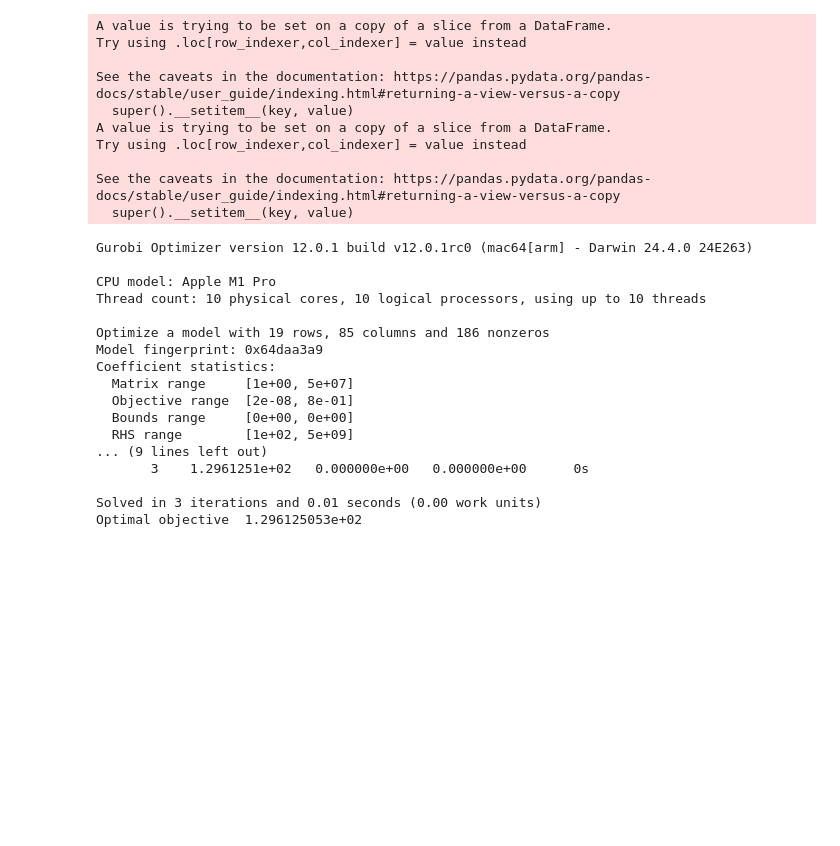
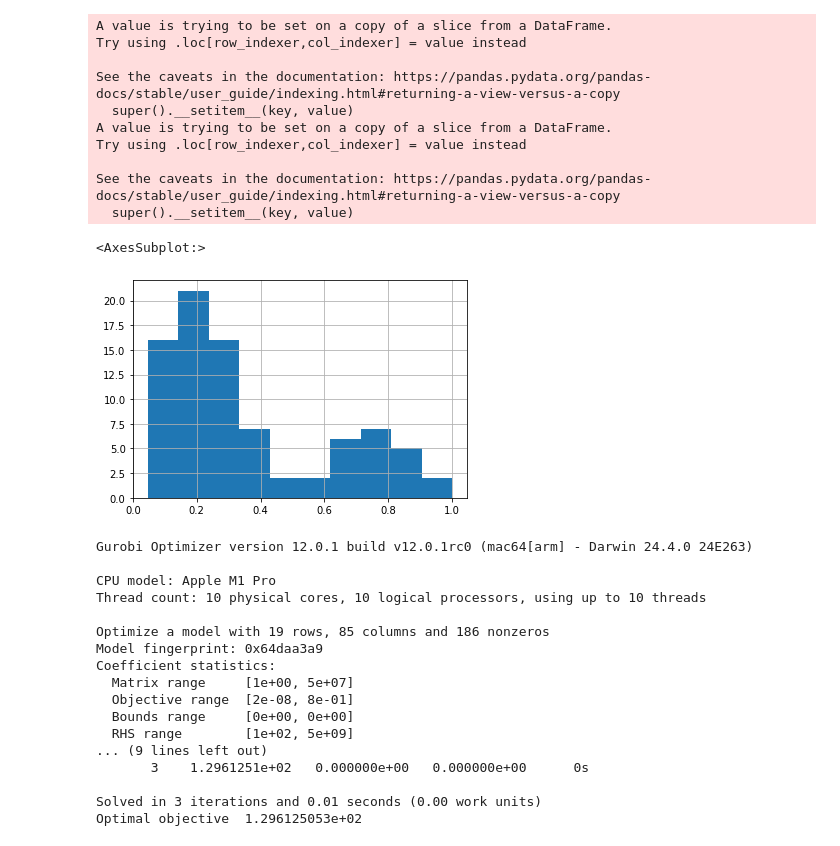
Before and after one commit to clbanjai/1.020-Data-Center-Project, a Jupyter notebook: adding_data_centers.ipynb, the cells around one changed output. Drawn from its saved outputs; the diff is of its cells as text; code cells hidden in the pictures; blank space fills up the shorter version.

Commit message:
Minimal working Gurobi, starting visualization

```diff
--- a/adding_data_centers.ipynb
+++ b/adding_data_centers.ipynb
@@ -97,7 +97,7 @@ existing_data_centers = {
     15070103: 1
 }
 
-huc_subbasins_az_join['existing_MW'] = huc_subbasins_az_join['HUC8_y'].map(lambda x: existing_data_centers.get(x, 0)*5)
+huc_subbasins_az['existing_MW'] = huc_subbasins_az['HUC8_y'].map(lambda x: existing_data_centers.get(x, 0)*5)
 # %%
 # read in US counties
 us_counties = gpd.read_file('/Users/richy/Downloads/Classes/Spring_2025/1.020/Project/cb_2018_us_county_500k/cb_2018_us_county_500k.shp') # read in counties
@@ -292,17 +292,23 @@ pixel_to_huc_land_cost.convert_regions()
 hours_multiplying = 24 * 365.25 * 20 # hours/day * days/year * years lifespan
 land_multiplying = 0.5 # 0.5 acre/MW
 
-huc_subbasins_az_join['WSF_1MW_DC'] = huc_subbasins_az_join['WSF_1MW_DC'] * hours_multiplying
-huc_subbasins_az_join['CF_1MW_DC'] = huc_subbasins_az_join['CF_1MW_DC'] * hours_multiplying
-huc_subbasins_az_join['elec_price'] = huc_subbasins_az_join['elec_price'] * hours_multiplying
-huc_subbasins_az_join['DN'] = huc_subbasins_az_join['DN'] * land_multiplying
+# huc_subbasins_az['WSF_1MW_DC'] = huc_subbasins_az['WSF_1MW_DC'] * hours_multiplying # we could do this for water stress factor and carbon factor, but no need technically
+# huc_subbasins_az['CF_1MW_DC'] = huc_subbasins_az['CF_1MW_DC'] * hours_multiplying
+huc_subbasins_az['elec_price'] = huc_subbasins_az['elec_price'] * hours_multiplying
+huc_subbasins_az['DN'] = huc_subbasins_az['DN'] * land_multiplying
 
-huc_subbasins_az_join['tot_price'] = huc_subbasins_az_join['elec_price'] + huc_subbasins_az_join['DN']
+huc_subbasins_az['tot_price'] = huc_subbasins_az['elec_price'] + huc_subbasins_az['DN']
 # %%
 # take a look at water stress factor, carbon factor data
-# wsf_dict = {k: v for k, v in zip(huc_subbasins_az_join['HUC8_y'], huc_subbasins_az_join['WSF_1MW_DC'])}
-# cf_dict = {k: v for k, v in zip(huc_subbasins_az_join['HUC8_y'], huc_subbasins_az_join['CF_1MW_DC'])}
+# wsf_dict = {k: v for k, v in zip(huc_subbasins_az['HUC8_y'], huc_subbasins_az['WSF_1MW_DC'])}
+# cf_dict = {k: v for k, v in zip(huc_subbasins_az['HUC8_y'], huc_subbasins_az['CF_1MW_DC'])}
 
-s_max = huc_subbasins_az_join['WSF_1MW_DC'].max()
-eplp_max = huc_subbasins_az_join['tot_price'].max()
-e_max = huc_subbasins_az_join['CF_1MW_DC'].max()
+s_max = huc_subbasins_az['WSF_1MW_DC'].max()
+eplp_max = huc_subbasins_az['tot_price'].max()
+e_max = huc_subbasins_az['CF_1MW_DC'].max()
+# %%
+# normalize variables
+
+huc_subbasins_az['WSF_1MW_DC_normalize'] = huc_subbasins_az['WSF_1MW_DC']/s_max
+huc_subbasins_az['tot_price_normalize'] = huc_subbasins_az['tot_price']/eplp_max
+huc_subbasins_az['CF_1MW_DC_normalize'] = huc_subbasins_az['CF_1MW_DC']/e_max
@@ -309,2 +322,8 @@ e_max = huc_subbasins_az_join['CF_1MW_DC'].max()
+# %%
+# visualize
+huc_subbasins_az['WSF_1MW_DC_normalize'].hist()
+# %% [output]
+<AxesSubplot:>
+[figure, added]
 # %%
 # huc8 list
```
Also changed, not shown: parts of 5 cells of this notebook.
